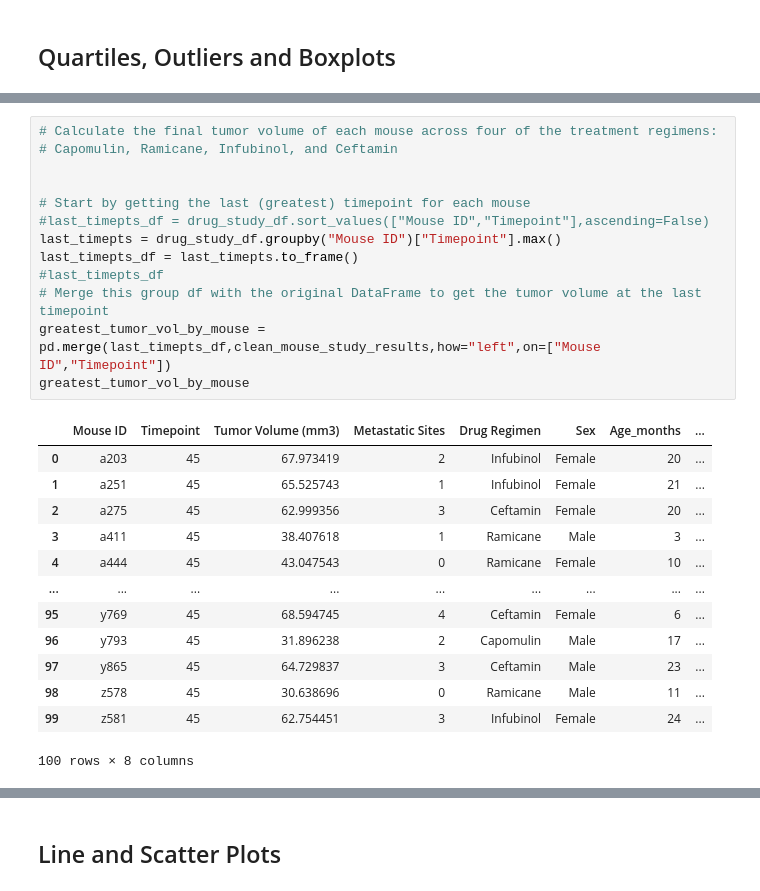
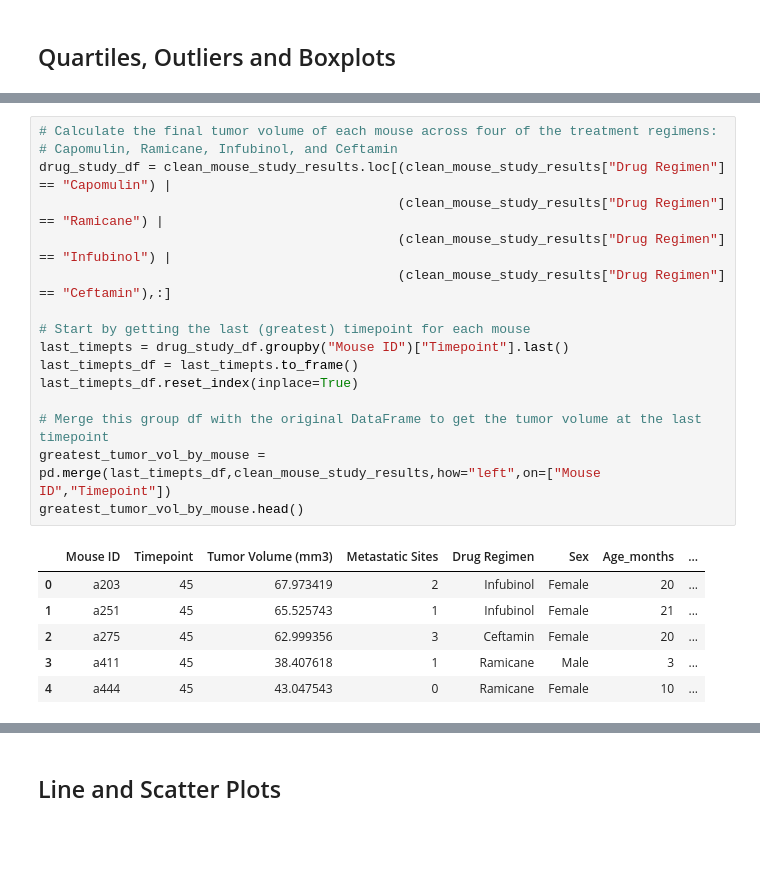
Before and after one commit to dbkisch/Data-Visualization, a Jupyter notebook: Pymaceuticals/pymaceuticals.ipynb, the cells around one changed output, grey strips where cells are left out. Cells and saved outputs as stored; diff of their text form; blank space fills up the shorter version.

```diff
--- a/Pymaceuticals/pymaceuticals.ipynb
+++ b/Pymaceuticals/pymaceuticals.ipynb
@@ -235,30 +213,26 @@ drug_study_df
 # %%
 # Calculate the final tumor volume of each mouse across four of the treatment regimens:
 # Capomulin, Ramicane, Infubinol, and Ceftamin
-
+drug_study_df = clean_mouse_study_results.loc[(clean_mouse_study_results["Drug Regimen"] == "Capomulin") |
+                                              (clean_mouse_study_results["Drug Regimen"] == "Ramicane") |
+                                              (clean_mouse_study_results["Drug Regimen"] == "Infubinol") |
+                                              (clean_mouse_study_results["Drug Regimen"] == "Ceftamin"),:]
 
 # Start by getting the last (greatest) timepoint for each mouse
-#last_timepts_df = drug_study_df.sort_values(["Mouse ID","Timepoint"],ascending=False)
-last_timepts = drug_study_df.groupby("Mouse ID")["Timepoint"].max()
+last_timepts = drug_study_df.groupby("Mouse ID")["Timepoint"].last()
 last_timepts_df = last_timepts.to_frame()
-#last_timepts_df
+last_timepts_df.reset_index(inplace=True)
+
 # Merge this group df with the original DataFrame to get the tumor volume at the last timepoint
 greatest_tumor_vol_by_mouse = pd.merge(last_timepts_df,clean_mouse_study_results,how="left",on=["Mouse ID","Timepoint"])
-greatest_tumor_vol_by_mouse
+greatest_tumor_vol_by_mouse.head()
 # %% [output]
 |  | Mouse ID | Timepoint | Tumor Volume (mm3) | Metastatic Sites | Drug Regimen | Sex | Age_months | ... |
 | 0 | a203 | 45 | 67.973419 | 2 | Infubinol | Female | 20 | ... |
 | 1 | a251 | 45 | 65.525743 | 1 | Infubinol | Female | 21 | ... |
 | 2 | a275 | 45 | 62.999356 | 3 | Ceftamin | Female | 20 | ... |
 | 3 | a411 | 45 | 38.407618 | 1 | Ramicane | Male | 3 | ... |
 | 4 | a444 | 45 | 43.047543 | 0 | Ramicane | Female | 10 | ... |
-| ... | ... | ... | ... | ... | ... | ... | ... | ... |
-| 95 | y769 | 45 | 68.594745 | 4 | Ceftamin | Female | 6 | ... |
-| 96 | y793 | 45 | 31.896238 | 2 | Capomulin | Male | 17 | ... |
-| 97 | y865 | 45 | 64.729837 | 3 | Ceftamin | Male | 23 | ... |
-| 98 | z578 | 45 | 30.638696 | 0 | Ramicane | Male | 11 | ... |
-| 99 | z581 | 45 | 62.754451 | 3 | Infubinol | Female | 24 | ... |
-100 rows × 8 columns
 # %%
 # Put treatments into a list for for loop (and later for plot labels)
 treatments = ["Capomulin", "Ramicane", "Infubinol", "Ceftamin"]
```
Also changed, not shown: parts of 11 cells of this notebook, 1 other file.
